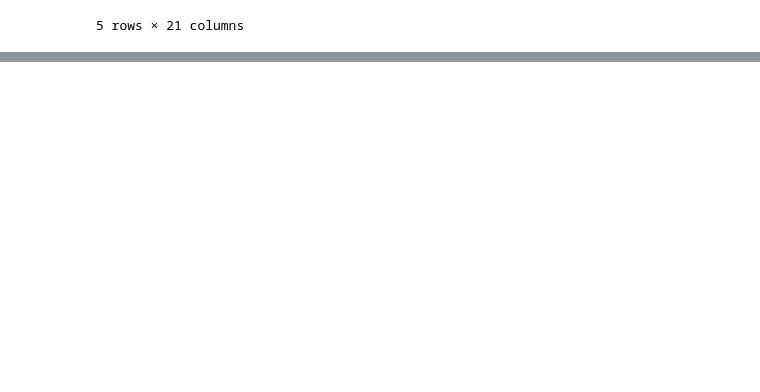
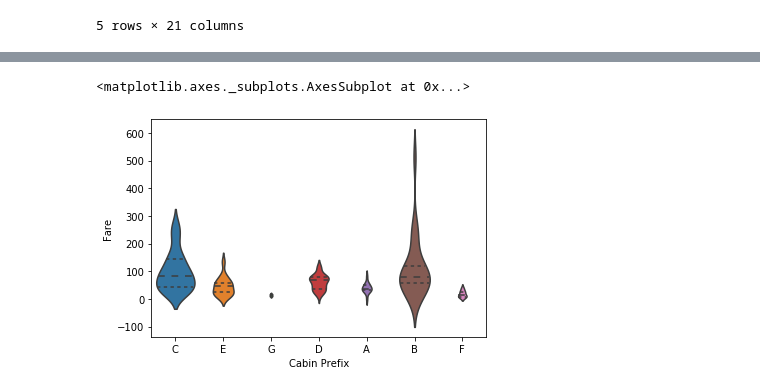
Before and after one commit to mdpurvis/kaggle_competitions, a Jupyter notebook: titanic/notebooks/data cleaning and prediction analysis.ipynb, the cells around one changed output, grey strips where cells are left out. Cells and saved outputs as stored; diff of their text form; code cells hidden in the pictures; blank space fills up the shorter version.

```diff
--- a/titanic/notebooks/data cleaning and prediction analysis.ipynb
+++ b/titanic/notebooks/data cleaning and prediction analysis.ipynb
@@ -151,0 +203,7 @@ Actual
+# %%
+sns.violinplot(x="Cabin Prefix", y="Fare",
+    data=df.loc[~df['Cabin Number'].isnull()], scale="count",
+               inner="quartile")
+# %% [output]
+<matplotlib.axes._subplots.AxesSubplot at 0x...>
+[figure, added]
```
Also changed, not shown: parts of 10 cells of this notebook, 2 other files.
